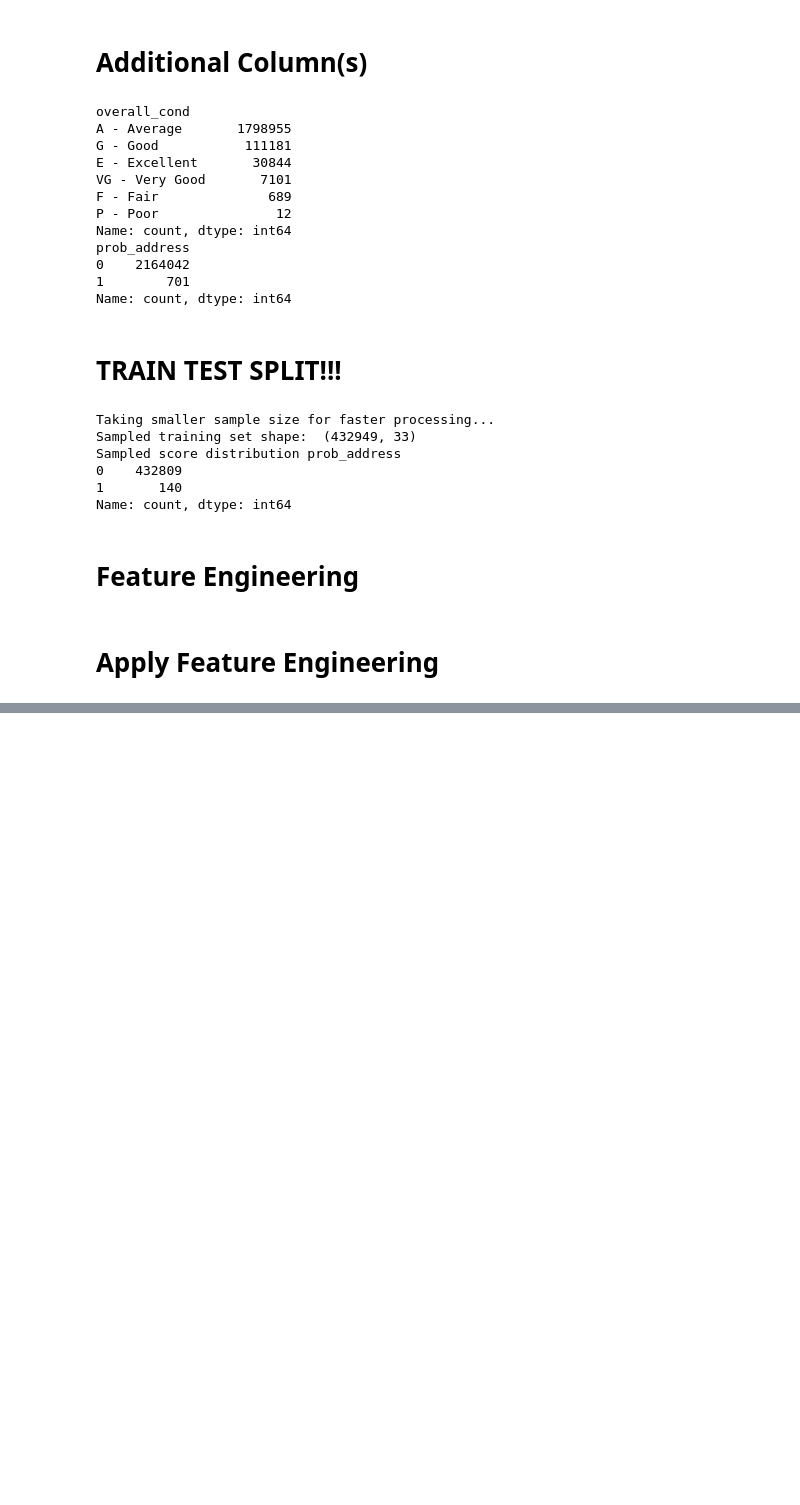
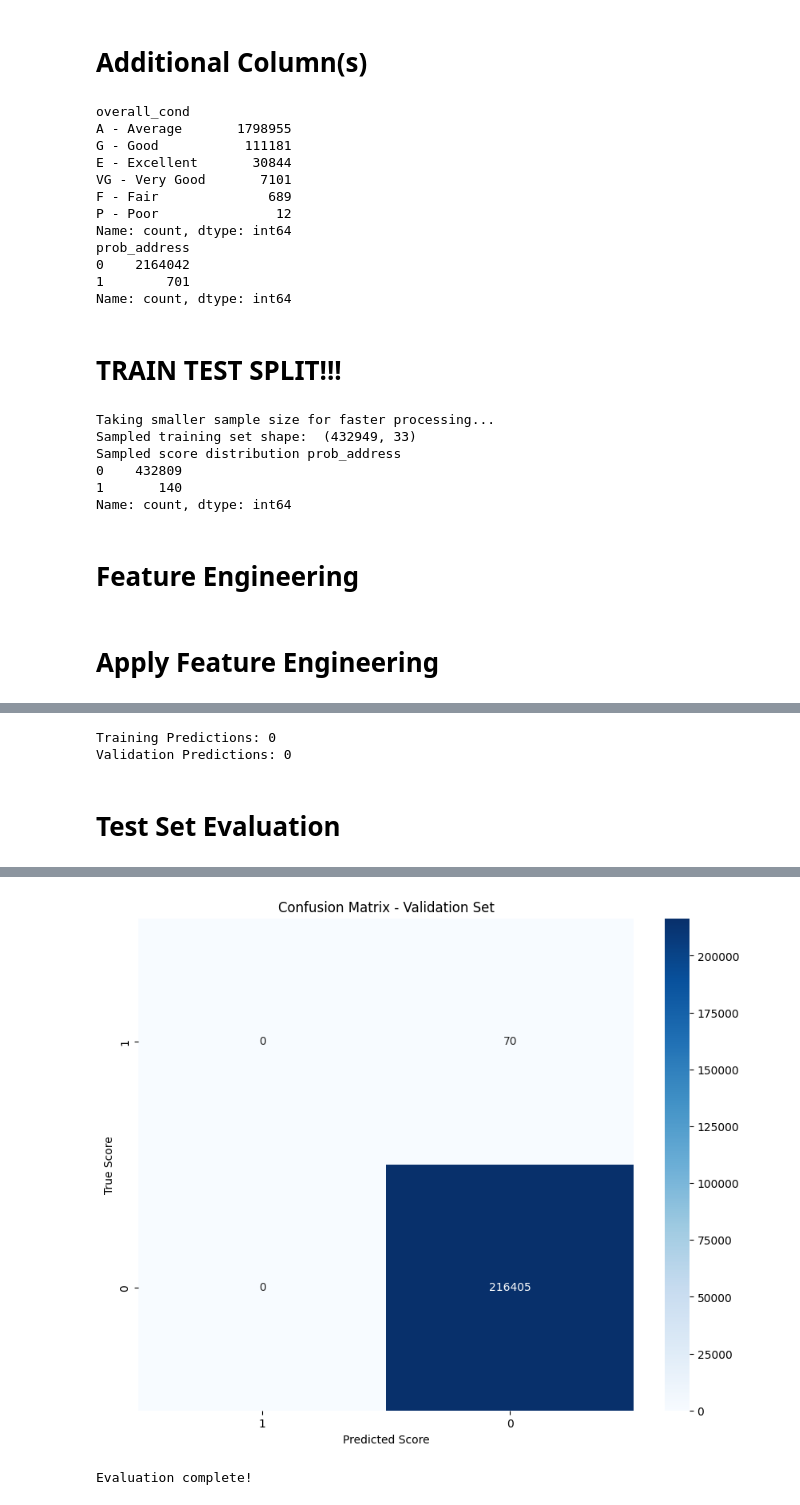
Before and after one commit to sheryly111/Spark-Housing-Project, a Jupyter notebook: model.ipynb, the cells around one changed output, grey strips where cells are left out. Drawn from its saved outputs; the diff is of its cells as text; code cells hidden in the pictures; blank space fills up the shorter version.

Commit message:
implement LogisticRegression model

```diff
--- a/model.ipynb
+++ b/model.ipynb
@@ -333,0 +433,16 @@ mapping conditions to scores
+# %%
+from sklearn.linear_model import LogisticRegression
+
+model = LogisticRegression(max_iter=1000, random_state=42)
+model.fit(X_train_unscaled, y_train)
+
+print("Logistic Regression model trained with 1000 max iterations")
+
+with open('logistic_regression_model.pkl', 'wb') as f:
+    pickle.dump(model, f)
+print('model saved as logistic_regression_model.pkl ')
+
+with open('feature_columns.pkl', 'wb') as f:
+    pickle.dump(feature_columns, f)
+
+print("Feature columns saved to 'feature_columns.pkl'")
@@ -333,0 +484,62 @@ mapping conditions to scores
+# %%
+y_train_pred = model.predict(X_train_unscaled)
+y_val_pred = model.predict(X_val_unscaled)
+
+print("Training Predictions:", np.count_nonzero(y_train_pred))
+print("Validation Predictions:", np.count_nonzero(y_train_pred))
+# %% [output]
+Training Predictions: 0
+Validation Predictions: 0
+# %% [markdown]
+# Test Set Evaluation
+# %%
+# Evaluation
+import seaborn as sns
+import matplotlib.pyplot as plt
+from sklearn.metrics import accuracy_score, confusion_matrix, f1_score, classification_report
+
+
+# Predict on training and validation sets
+y_train_pred = model.predict(X_train_unscaled)
+y_val_pred = model.predict(X_val_unscaled)
+
+# Calculate metrics
+train_accuracy = accuracy_score(y_train, y_train_pred)
+val_accuracy = accuracy_score(y_val, y_val_pred)
+
+train_f1 = f1_score(y_train, y_train_pred, average='weighted')
+val_f1 = f1_score(y_val, y_val_pred, average='weighted')
+
+# Per-class F1 scores
+per_class_f1 = f1_score(y_val, y_val_pred, average=None, labels=[1,0])
+
+print("=" * 50)
+print("MODEL EVALUATION")
+print("=" * 50)
+print(f"\nTraining Set:")
+print(f"  Accuracy: {train_accuracy:.4f}")
+print(f"  F1 Score (weighted): {train_f1:.4f}")
+
+print(f"\nValidation Set:")
+print(f"  Accuracy: {val_accuracy:.4f}")
+print(f"  F1 Score (weighted): {val_f1:.4f}")
+
+print(f"\nPer-class F1 Scores:")
+for score, label in zip(per_class_f1, [1,0]):
+    print(f"  Score {label}: {score:.4f}")
+
+print("\nClassification Report:")
+print(classification_report(y_val, y_val_pred, labels=[1,0]))
+
+# Plot confusion matrix
+cm = confusion_matrix(y_val, y_val_pred, labels=[1,0])
+plt.figure(figsize=(10, 8))
+sns.heatmap(cm, annot=True, fmt='d', cmap='Blues',
+            xticklabels=[1,0], yticklabels=[1,0])
+plt.title('Confusion Matrix - Validation Set')
+plt.xlabel('Predicted Score')
+plt.ylabel('True Score')
+plt.show()
+
+print("\nEvaluation complete!")
+# %% [output]
@@ -333,0 +563,2 @@ mapping conditions to scores
+[figure, added]
+Evaluation complete!
```
Also changed, not shown: parts of 9 cells of this notebook.
